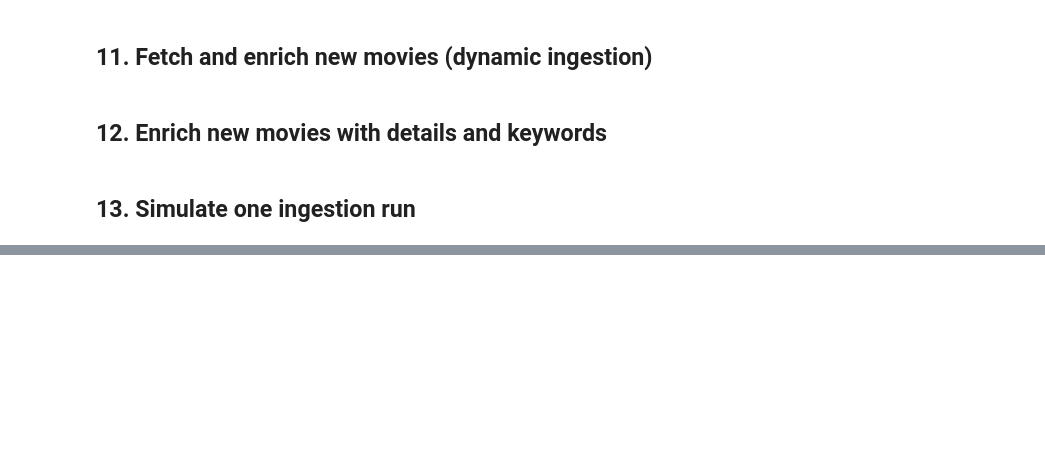
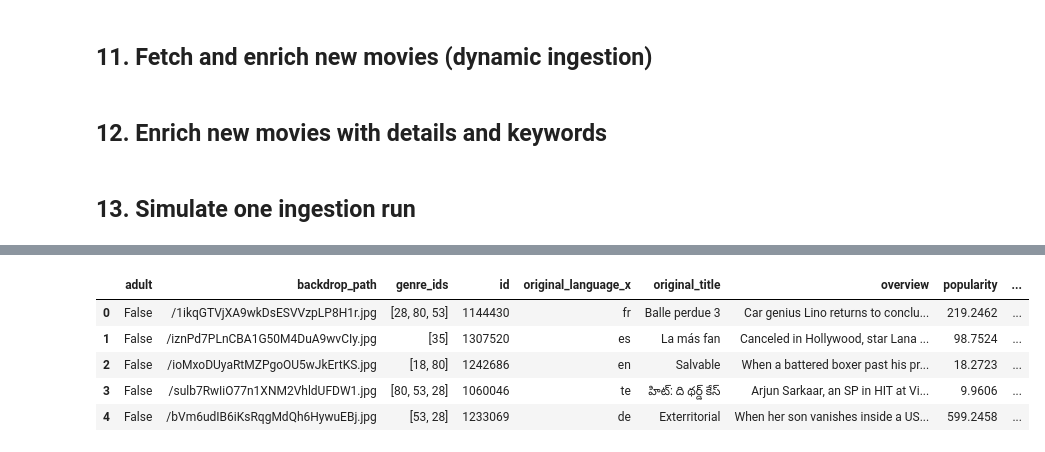
Before and after one commit to juan-gomezj4/ml-movie-recommender, a Jupyter notebook: notebooks/1-data/extraction.ipynb, the cells around one changed output, grey strips where cells are left out. Cells and saved outputs as stored; diff of their text form; code cells hidden in the pictures; blank space fills up the shorter version.

```diff
--- a/notebooks/1-data/extraction.ipynb
+++ b/notebooks/1-data/extraction.ipynb
@@ -222,13 +279,22 @@ df_movies["keywords"] = df_movies["id"].apply(get_keywords)
 # %% [markdown]
 ## 12. Enrich new movies with details and keywords
 # %%
-# def enrich_movies(df: pd.DataFrame) -> pd.DataFrame:
-#     """
-#     Add details and keywords to new movies.
-#     """
-#     details = [enrich_movie_details(mid) for mid in df["id"]]
-#     df = df.merge(pd.DataFrame(details), on="id", how="left")
-#     df["keywords"] = df["id"].apply(get_keywords)
-#     return df
+def enrich_movies(df: pd.DataFrame) -> pd.DataFrame:
+    """
+    Add details and keywords to new movies.
+    """
+    logger.info(f"Enriching movies...")
+
+    details = [enrich_movie_details(mid) for mid in df["id"]]
+    df = df.merge(pd.DataFrame(details), on="id", how="left")
+    df["keywords"] = df["id"].apply(get_keywords)
+
+    logger.info(f"Enriched {len(df)} movies.")
+    return df
 # %% [markdown]
 ## 13. Simulate one ingestion run
+# %%
+existing_ids = set(df_movies["id"])
+# %%
+# Fetch and enrich only new movies
+df_new_movies = fetch_new_movies(pages=50, existing_ids=existing_ids)
@@ -235,10 +304,9 @@ df_movies["keywords"] = df_movies["id"].apply(get_keywords)
 # %%
-# existing_ids = set(df_movies["id"])
-
-# # Fetch and enrich only new movies
-# df_new = fetch_new_movies(pages=50, existing_ids=existing_ids)
-
-# if not df_new.empty:
-#     df_new["is_popular"] = df_new["id"].isin(get_popular_ids())
-#     df_new = enrich_movies(df_new)
-#     df_movies = pd.concat([df_movies, df_new]).drop_duplicates(subset="id").reset_index(drop=True)
+if not df_new_movies.empty:
+    df_new_movies["is_popular"] = df_new_movies["id"].isin(get_popular_ids())
+    df_new_movies = enrich_movies(df_new_movies)
+    df_movies = (
+        pd.concat([df_movies, df_new_movies])
+        .drop_duplicates(subset="id")
+        .reset_index(drop=True)
+    )
@@ -244,0 +331,9 @@ df_movies["keywords"] = df_movies["id"].apply(get_keywords)
+# %%
+df_movies.head(5)
+# %% [output]
+|  | adult | backdrop_path | genre_ids | id | original_language_x | original_title | overview | popularity | ... |
+| 0 | False | /1ikqGTVjXA9wkDsESVVzpLP8H1r.jpg | [28, 80, 53] | 1144430 | fr | Balle perdue 3 | Car genius Lino returns to conclu... | 219.2462 | ... |
+| 1 | False | /iznPd7PLnCBA1G50M4DuA9wvCIy.jpg | [35] | 1307520 | es | La más fan | Canceled in Hollywood, star Lana ... | 98.7524 | ... |
+| 2 | False | /ioMxoDUyaRtMZPgoOU5wJkErtKS.jpg | [18, 80] | 1242686 | en | Salvable | When a battered boxer past his pr... | 18.2723 | ... |
+| 3 | False | /sulb7RwIiO77n1XNM2VhldUFDW1.jpg | [80, 53, 28] | 1060046 | te | హిట్: ది థర్డ్ కేస్ | Arjun Sarkaar, an SP in HIT at Vi... | 9.9606 | ... |
+| 4 | False | /bVm6udIB6iKsRqgMdQh6HywuEBj.jpg | [53, 28] | 1233069 | de | Exterritorial | When her son vanishes inside a US... | 599.2458 | ... |
```
Also changed, not shown: parts of 22 cells of this notebook, 2 other files.
